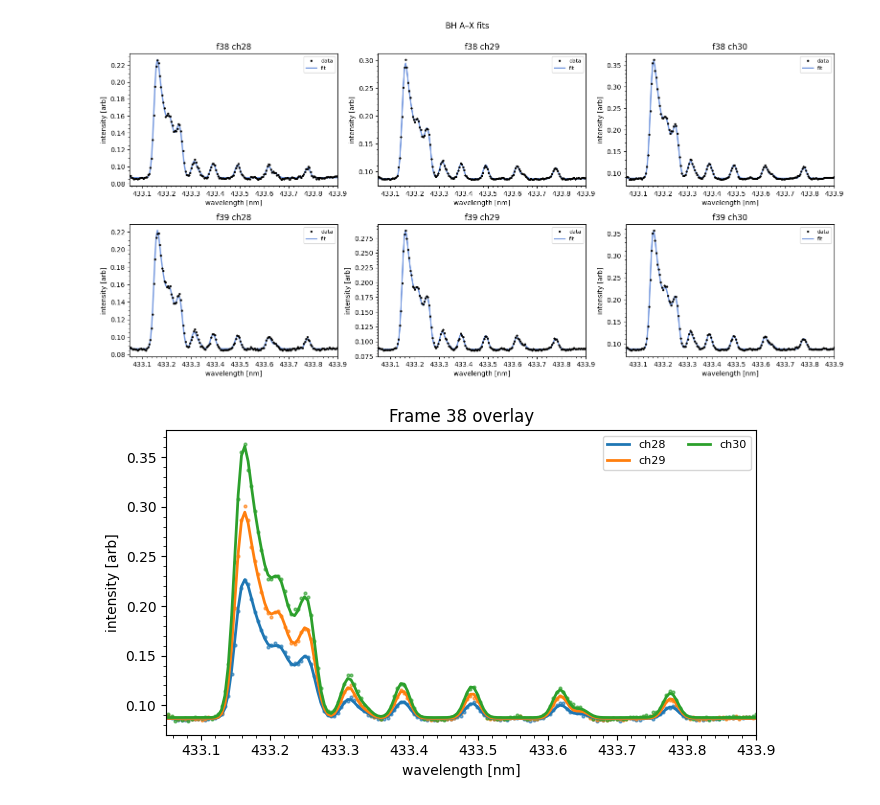
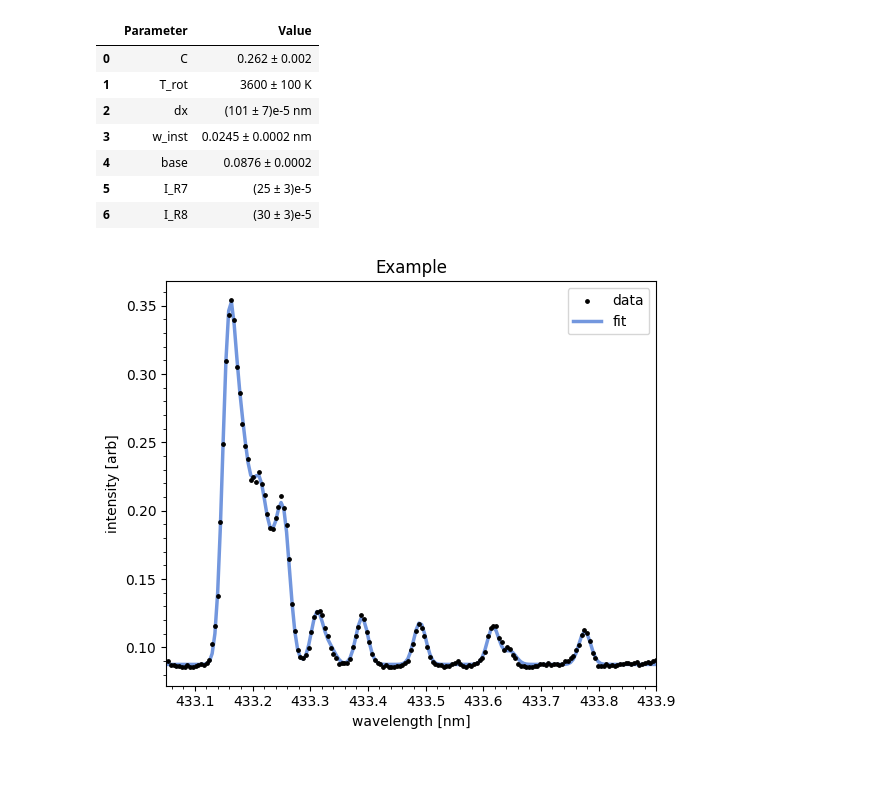
Before and after one commit to queezz/bh-molecule, a Jupyter notebook: examples/04_bh_fit.ipynb, the cells around one changed output. Drawn from its saved outputs; the diff is of its cells as text; code cells hidden in the pictures; blank space fills up the shorter version.

Commit message:
refactor(fit): move independent methods into BHFitter class fix(fit): improve results table formatting

```diff
--- a/examples/04_bh_fit.ipynb
+++ b/examples/04_bh_fit.ipynb
@@ -43,8 +18,0 @@ df, curves = bhfit.batch_fit(s26, model, frames=[38,39],channels=[28,29,30], ret
-# %%
-fig, axes = bhfit.plot_batch_grid(curves, suptitle="BH A–X fits")
-# %% [output]
-[figure, removed]
-# %%
-fig, ax = bhfit.plot_frame_overlay(curves, frame=38, channels=[28,29,30], title="Frame 38 overlay")
-# %% [output]
-[figure, removed]
@@ -50,0 +22,15 @@ fig, ax = bhfit.plot_frame_overlay(curves, frame=38, channels=[28,29,30], title=
+# %%
+fitr = BHFitter(s26, model, warm_start=True, weight="none")
+res = fitr.fit(frame=38, channel=31)
+display(res["summary"])
+_ = fitr.plot_single(res, title="Example")
+# %% [output]
+|  | Parameter | Value |
+| 0 | C | 0.262 ± 0.002 |
+| 1 | T_rot | 3600 ± 100 K |
+| 2 | dx | (101 ± 7)e-5 nm |
+| 3 | w_inst | 0.0245 ± 0.0002 nm |
+| 4 | base | 0.0876 ± 0.0002 |
+| 5 | I_R7 | (25 ± 3)e-5 |
+| 6 | I_R8 | (30 ± 3)e-5 |
+[figure, added]
```
Also changed, not shown: parts of 7 cells of this notebook, 1 other file.
